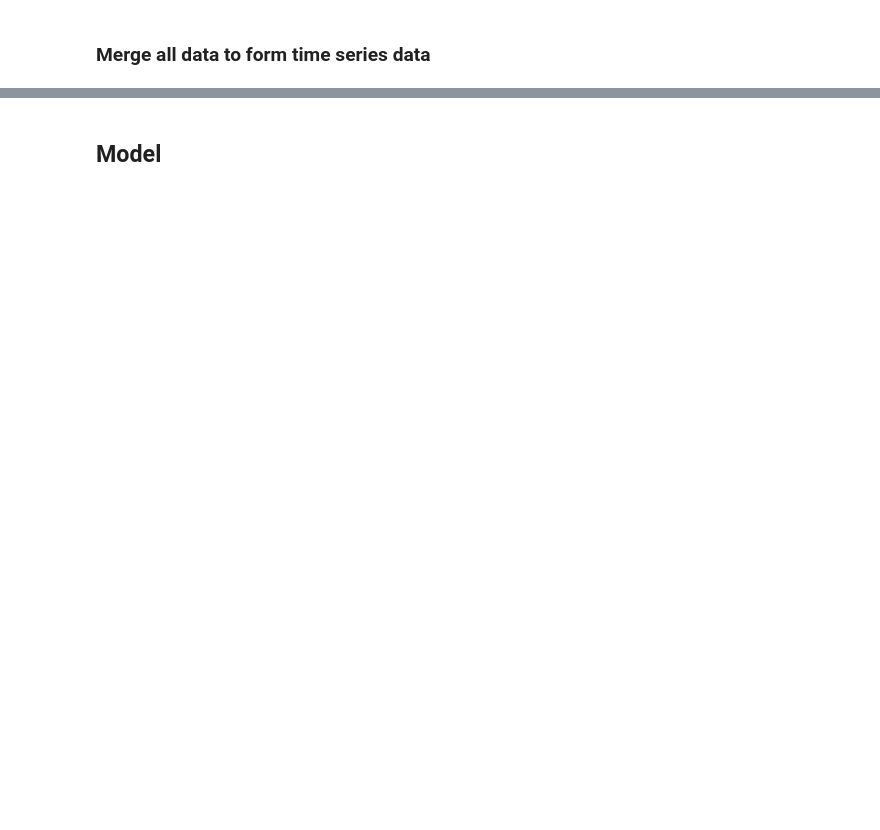
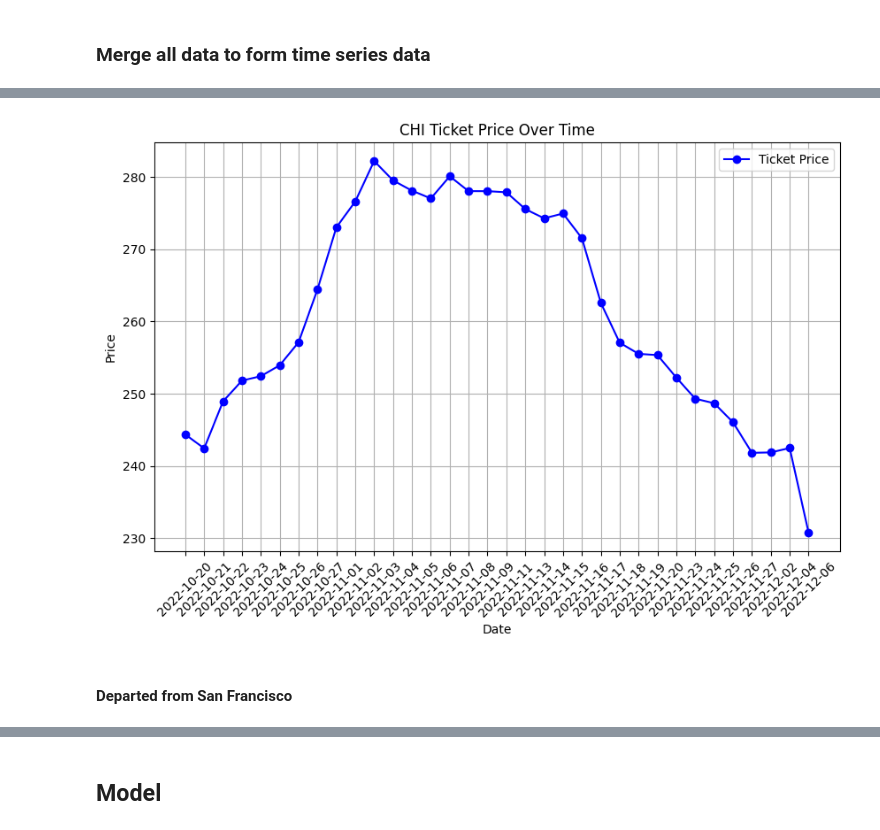
Before and after one commit to kurt980/HistoFlight2023, a Jupyter notebook: model/Time_Series.ipynb, the cells around one changed output, grey strips where cells are left out. Drawn from its saved outputs; the diff is of its cells as text; code cells hidden in the pictures; blank space fills up the shorter version.

```diff
--- a/model/Time_Series.ipynb
+++ b/model/Time_Series.ipynb
@@ -54,0 +178,20 @@ for folder in folders:
+# %%
+df_price_by_dep_chi = df_price_by_dep[(df_price_by_dep['departure_airport'] == 'ORD') | (df_price_by_dep['departure_airport'] == 'MDW')].groupby(['purchase_date'])['price'].agg('mean').reset_index()
+# %%
+plt.figure(figsize=(10, 6))  # Adjust figure size as needed
+
+plt.plot(df_price_by_dep_chi['purchase_date'], df_price_by_dep_chi['price'], label='Ticket Price', color='blue', marker='o')
+
+plt.title('CHI Ticket Price Over Time')
+plt.xlabel('Date')
+plt.ylabel('Price')
+plt.legend()
+plt.grid(True)
+# tilt axis label
+plt.xticks(rotation=45)
+
+plt.show()
+# %% [output]
+[figure, added]
+# %% [markdown]
+#### **Departed from San Francisco**
```
Also changed, not shown: parts of 41 cells of this notebook, 3 other files.
